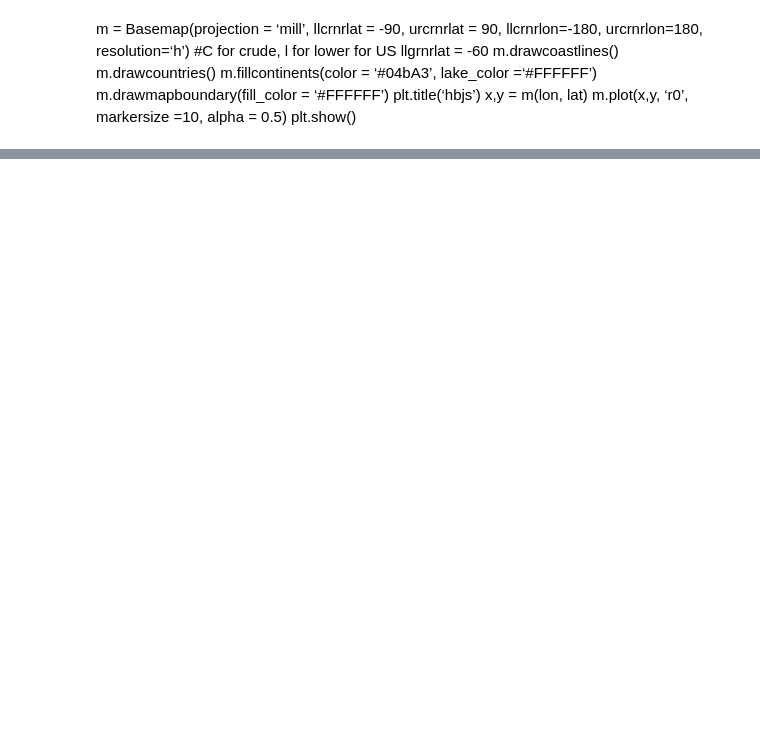
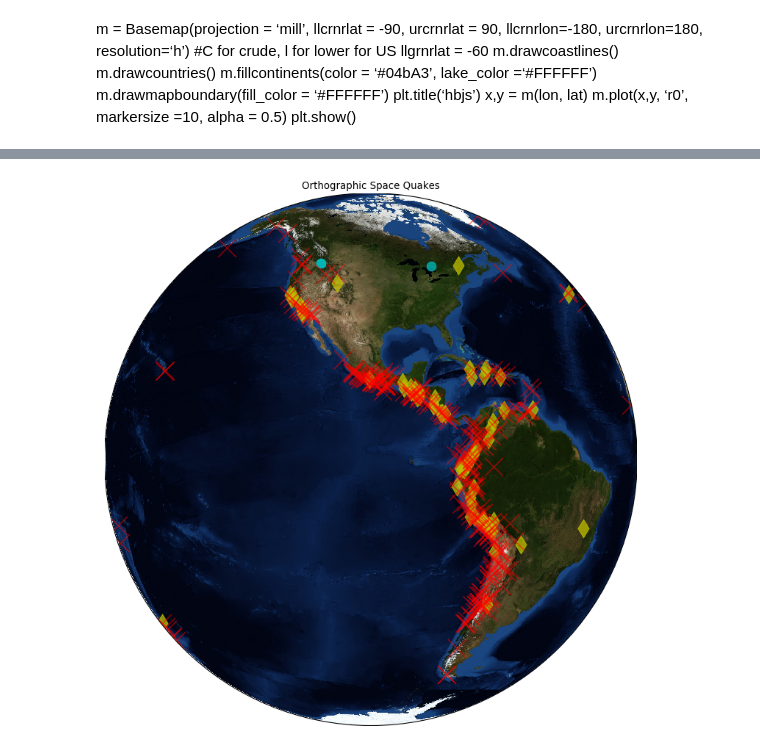
Before and after one commit to paulo-g-martinez/dq3-earthquakes, a Jupyter notebook: Mukkul_Martinez.ipynb, the cells around one changed output, grey strips where cells are left out. Cells and saved outputs as stored; diff of their text form; code cells hidden in the pictures; blank space fills up the shorter version.

```diff
--- a/Mukkul_Martinez.ipynb
+++ b/Mukkul_Martinez.ipynb
@@ -367,0 +401,30 @@ plt.show()
+# %%
+fig = plt.figure(figsize=(4*4, 3*4), dpi= 80, facecolor='w', edgecolor='k')
+m = Basemap(projection= 'ortho', lat_0=0, lon_0=-100)
+m.bluemarble(scale=0.75)
+
+x = np.array(quake_df_dens_GDP.query('Intensity == "Miniscule"').Long)
+y = np.array(quake_df_dens_GDP.query('Intensity == "Miniscule"').Lat)
+x,y = m(x,y)
+m.scatter(x,y, marker = 'o', color = 'g', alpha = 0.75)
+
+x = np.array(quake_df_dens_GDP.query('Intensity == "Mild"').Long)
+y = np.array(quake_df_dens_GDP.query('Intensity == "Mild"').Lat)
+x,y = m(x,y)
+m.scatter(x,y, marker = 'o', color = 'c', alpha = 0.75, s = 125)
+
+x = np.array(quake_df_dens_GDP.query('Intensity == "Moderate"').Long)
+y = np.array(quake_df_dens_GDP.query('Intensity == "Moderate"').Lat)
+x,y = m(x,y)
+m.scatter(x,y, marker = 'd', color = 'y', alpha = 0.75, s = 250)
+
+x = np.array(quake_df_dens_GDP.query('Intensity == "Devastating"').Long)
+y = np.array(quake_df_dens_GDP.query('Intensity == "Devastating"').Lat)
+x,y = m(x,y)
+m.scatter(x,y, marker = 'x', color = 'r', alpha = 0.5, s=500)
+
+
+plt.title("Orthographic Space Quakes")
+plt.show()
+# %% [output]
+[figure, added]
```
Also changed, not shown: parts of 4 cells of this notebook, 3 other files.
